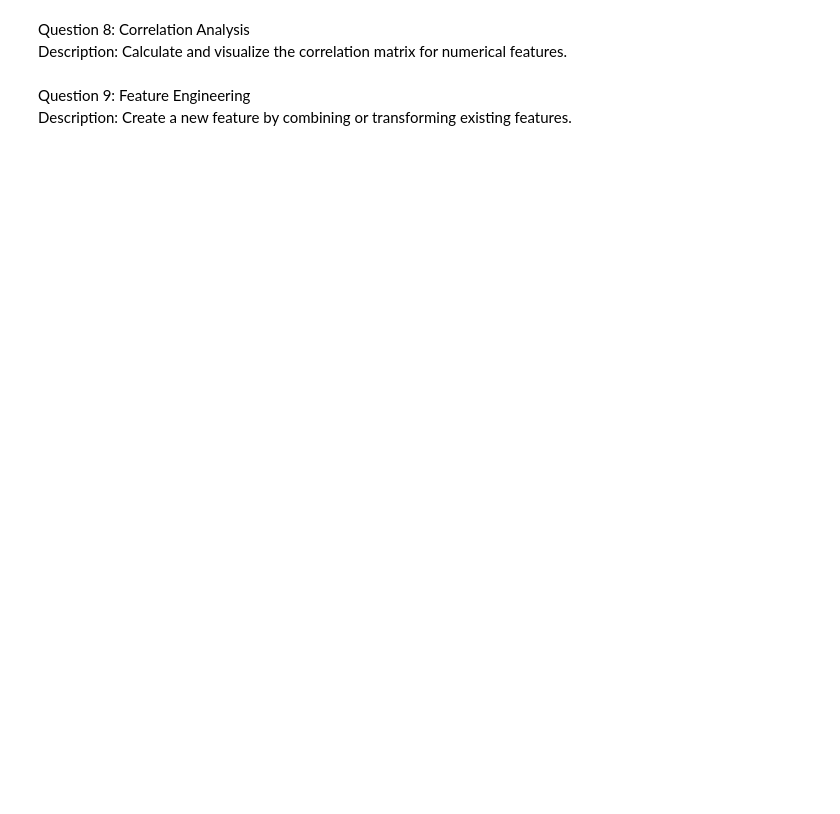
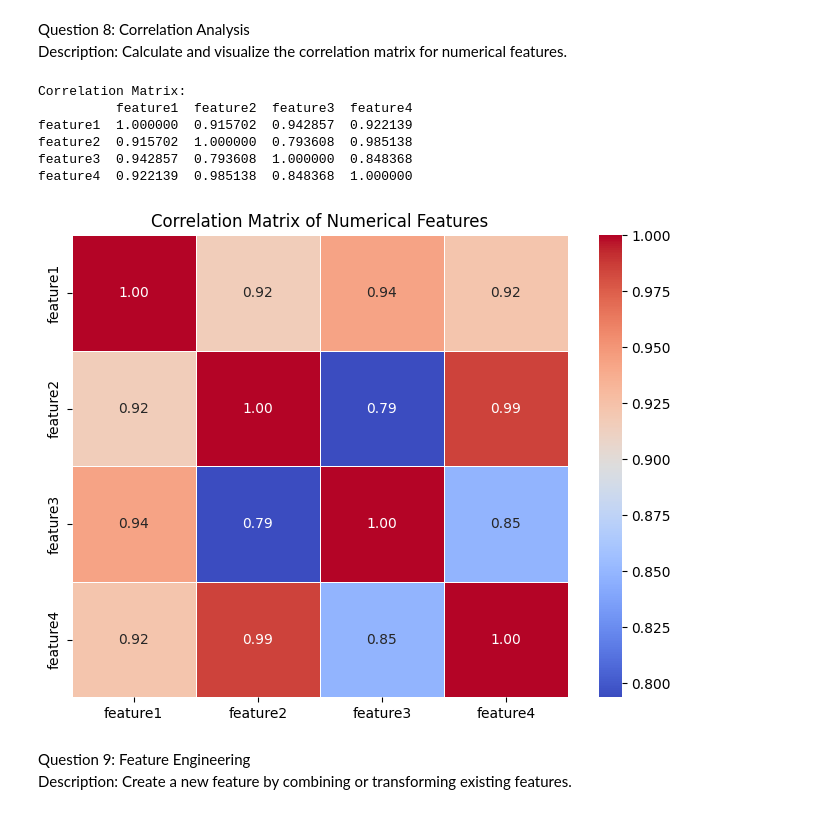
Before and after one commit to Pranavpatil-eng/AI---ML, a Jupyter notebook: src/Module 4/Introduction to Exploratory Data Analysis (EDA)/q1.ipynb, the cells around one changed output. Cells and saved outputs as stored; diff of their text form; code cells hidden in the pictures; blank space fills up the shorter version.

```diff
--- a/src/Module 4/Introduction to Exploratory Data Analysis (EDA)/q1.ipynb
+++ b/src/Module 4/Introduction to Exploratory Data Analysis (EDA)/q1.ipynb
@@ -262,3 +529,76 @@ Description: Calculate and visualize the correlation matrix for numerical featur
+# %%
+import pandas as pd
+import numpy as np
+import matplotlib.pyplot as plt
+import seaborn as sns
+
+# Load a dataset (replace 'your_dataset.csv' with the actual path to your file)
+# For demonstration, let's create a DataFrame with numerical features
+data = {'feature1': [1, 2, 3, 4, 5, 6],
+        'feature2': [2, 4, 5, 4, 6, 7],
+        'feature3': [5, 4, 6, 7, 8, 9],
+        'feature4': [10, 12, 15, 13, 16, 18]}
+df = pd.DataFrame(data)
+
+# Add a categorical column to show it's excluded from correlation
+df['category'] = ['A', 'B', 'A', 'C', 'B', 'C']
+
+# Calculate the correlation matrix
+correlation_matrix = df.select_dtypes(include=np.number).corr()
+
+print("Correlation Matrix:")
+print(correlation_matrix)
+print("\n")
+
+# Visualize the correlation matrix using a heatmap
+plt.figure(figsize=(8, 6))
+sns.heatmap(correlation_matrix, annot=True, cmap='coolwarm', fmt=".2f", linewidths=.5)
+plt.title('Correlation Matrix of Numerical Features')
+plt.show()
+
+# Explanation of Correlation Analysis:
+
+# Correlation measures the linear relationship between two numerical variables.
+# The correlation coefficient ranges from -1 to +1:
+# - +1 indicates a perfect positive linear relationship (as one variable increases, the other also increases proportionally).
+# - -1 indicates a perfect negative linear relationship (as one variable increases, the other decreases proportionally).
+# - 0 indicates no linear relationship between the two variables.
+
+# The Pearson correlation coefficient is the most common method used.
+
+# Steps:
+# 1. Select Numerical Features: We first select only the columns with numerical data types, as correlation analysis is typically applied to these.
+# 2. Calculate the Correlation Matrix: The `.corr()` method in pandas calculates the pairwise correlation between all numerical columns in the DataFrame. The result is a correlation matrix, where each cell (i, j) represents the correlation between the i-th and j-th columns.
+# 3. Visualize the Correlation Matrix (Heatmap): A heatmap is a graphical representation of the correlation matrix, where the color intensity and hue represent the strength and direction of the correlation.
+#    - `sns.heatmap()` from seaborn is used for this visualization.
+#    - `correlation_matrix` is the data to be plotted.
+#    - `annot=True` displays the correlation values on the heatmap.
+#    - `cmap='coolwarm'` sets the color scheme (you can explore other colormaps). 'coolwarm' typically uses red for positive correlations and blue for negative correlations, with white or light colors near zero.
+#    - `fmt=".2f"` formats the correlation values to two decimal places.
+#    - `linewidths=.5` adds lines between the cells for better separation.
+#    - `plt.title()` sets the title of the plot.
+#    - `plt.show()` displays the heatmap.
+
+# Interpreting the Heatmap:
+# - Look for cells with strong colors (dark red or dark blue), as these indicate high positive or negative correlations, respectively.
+# - Values close to 0 (lighter colors) indicate weak or no linear correlation.
+# - The diagonal of the matrix will always have a correlation of 1 (a variable is perfectly correlated with itself).
+# - The matrix is symmetric (the correlation between A and B is the same as between B and A).
+
+# Importance of Correlation Analysis:
+# - Feature Selection: Identifying highly correlated features can help in reducing redundancy in your dataset. You might choose to keep only one of the highly correlated features.
+# - Understanding Relationships: Correlation analysis helps in understanding how different numerical variables relate to each other, which can provide insights into the underlying processes in your data.
+# - Detecting Multicollinearity: High correlation between independent variables in a regression model can lead to multicollinearity issues.
+
+# Note: Correlation only measures linear relationships. Two variables can have a strong non-linear relationship but a weak linear correlation.
+# %% [output]
+Correlation Matrix:
+          feature1  feature2  feature3  feature4
+feature1  1.000000  0.915702  0.942857  0.922139
+feature2  0.915702  1.000000  0.793608  0.985138
+feature3  0.942857  0.793608  1.000000  0.848368
+feature4  0.922139  0.985138  0.848368  1.000000
+[figure, added]
 # %% [markdown]
 Question 9: Feature Engineering
 <br>
```
Also changed, not shown: parts of 13 cells of this notebook.
